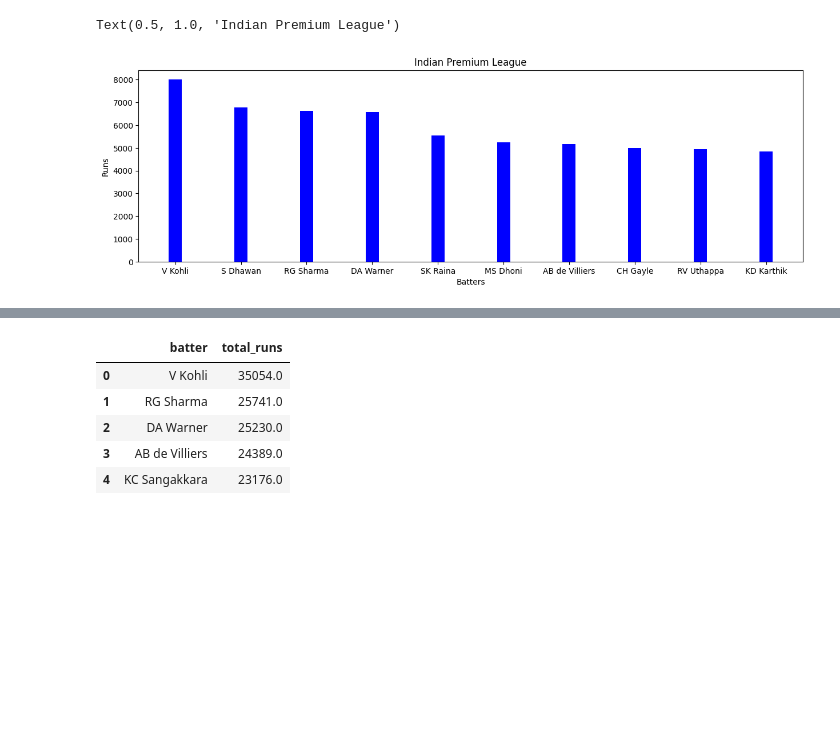
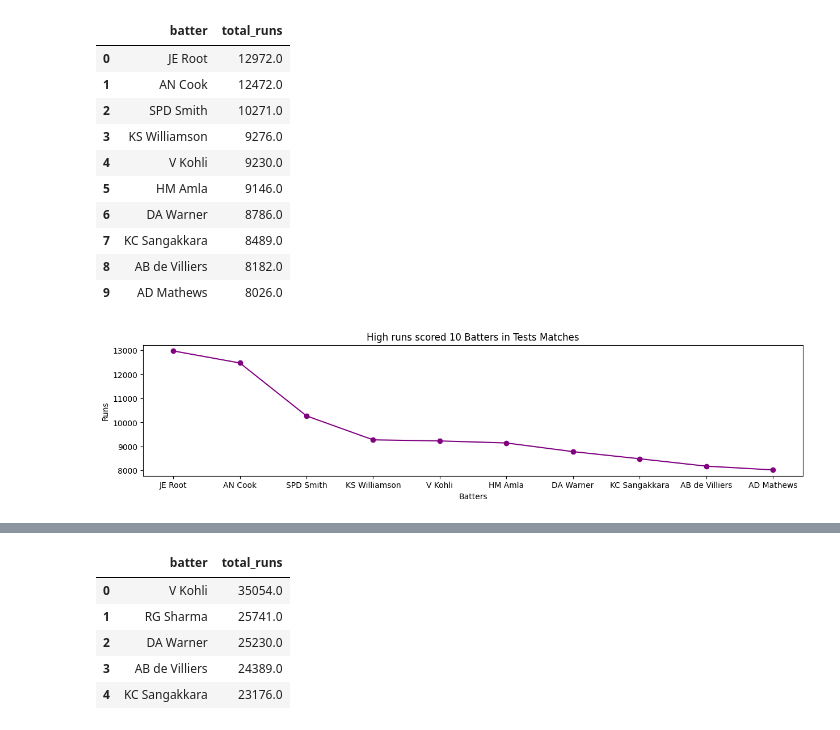
Before and after one commit to Someshwaran46/Cricsheet-Data-Analysis, a Jupyter notebook: 3. Data Visualization/Cricsheet Data Visualization.ipynb, the cells around one changed output, grey strips where cells are left out. Drawn from its saved outputs; the diff is of its cells as text; code cells hidden in the pictures; blank space fills up the shorter version.

```diff
--- a/3. Data Visualization/Cricsheet Data Visualization.ipynb
+++ b/3. Data Visualization/Cricsheet Data Visualization.ipynb
@@ -20,16 +43,33 @@ engine = create_engine("mysql+pymysql://root:root@localhost/cricket")
 # %%
-query1="""SELECT batter, sum(runs_batter) AS total_runs
-           FROM ( SELECT batter, runs_batter FROM IPL) AS all_matches
-           GROUP BY batter
-           ORDER BY total_runs DESC LIMIT 10;"""
-
-
-df1=pd.read_sql(query1,engine)
+#High runs scored 10 Batters in Tests.
+query = """
+SELECT batter, SUM(runs_batter) AS total_runs
+FROM main
+WHERE tablename = 'TEST'
+GROUP BY batter
+ORDER BY total_runs DESC
+LIMIT 10;
+"""
+df1 = pd.read_sql(query, engine)
+df1
+# %% [output]
+|  | batter | total_runs |
+| 0 | JE Root | 12972.0 |
+| 1 | AN Cook | 12472.0 |
+| 2 | SPD Smith | 10271.0 |
+| 3 | KS Williamson | 9276.0 |
+| 4 | V Kohli | 9230.0 |
+| 5 | HM Amla | 9146.0 |
+| 6 | DA Warner | 8786.0 |
+| 7 | KC Sangakkara | 8489.0 |
+| 8 | AB de Villiers | 8182.0 |
+| 9 | AD Mathews | 8026.0 |
 # %%
-plt.bar( df1['batter'],df1['total_runs'], color = 'blue',width=0.2)
+plt.figure(figsize=(15,3))
+plt.plot( df1['batter'],df1['total_runs'],marker='o',color='purple')
 plt.ylabel("Runs")
 plt.xlabel("Batters")
-plt.title("Indian Premium League")
+plt.title("High runs scored 10 Batters in Tests Matches")
+plt.show()
 # %% [output]
-Text(0.5, 1.0, 'Indian Premium League')
-[figure, old version]
+[figure, new version]
```
Also changed, not shown: parts of 39 cells of this notebook.
